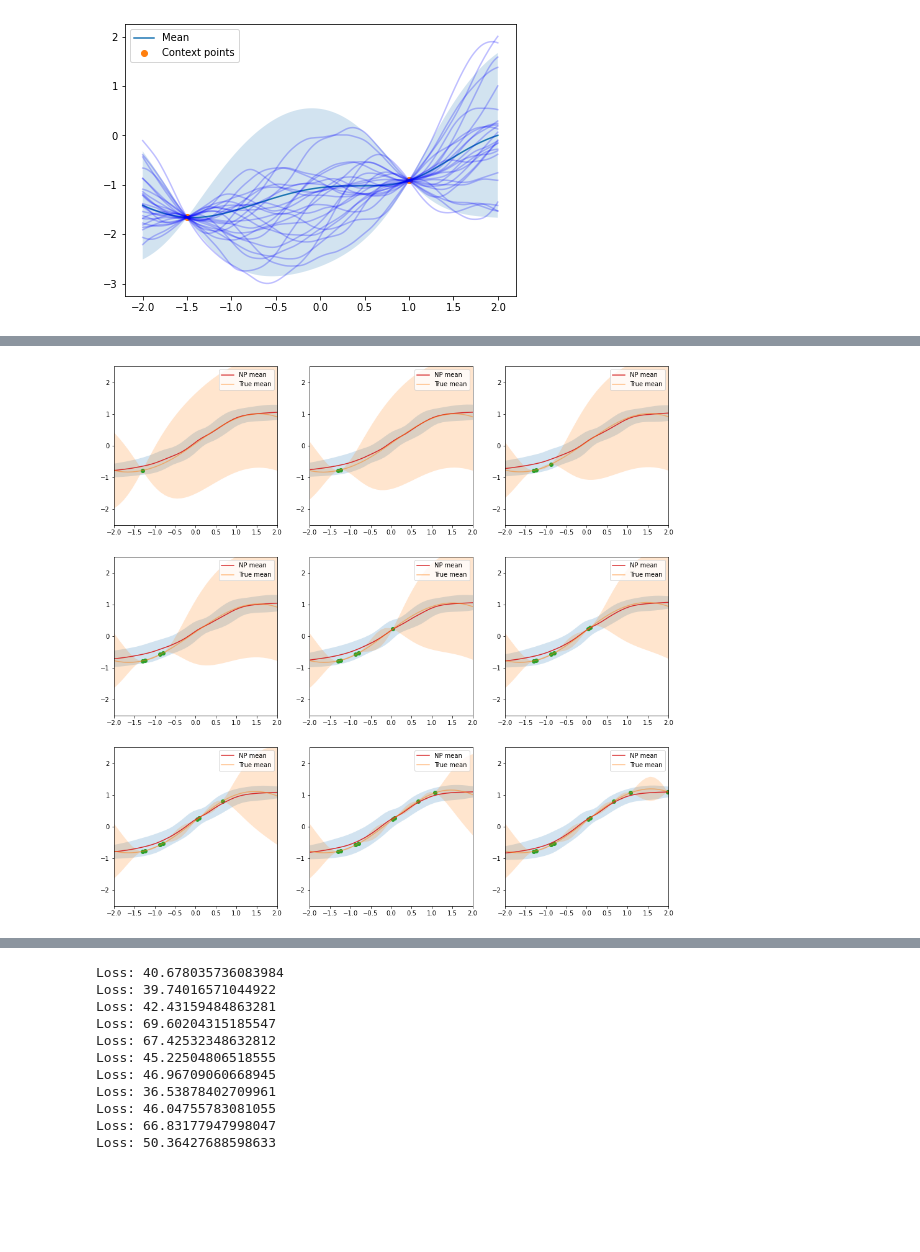
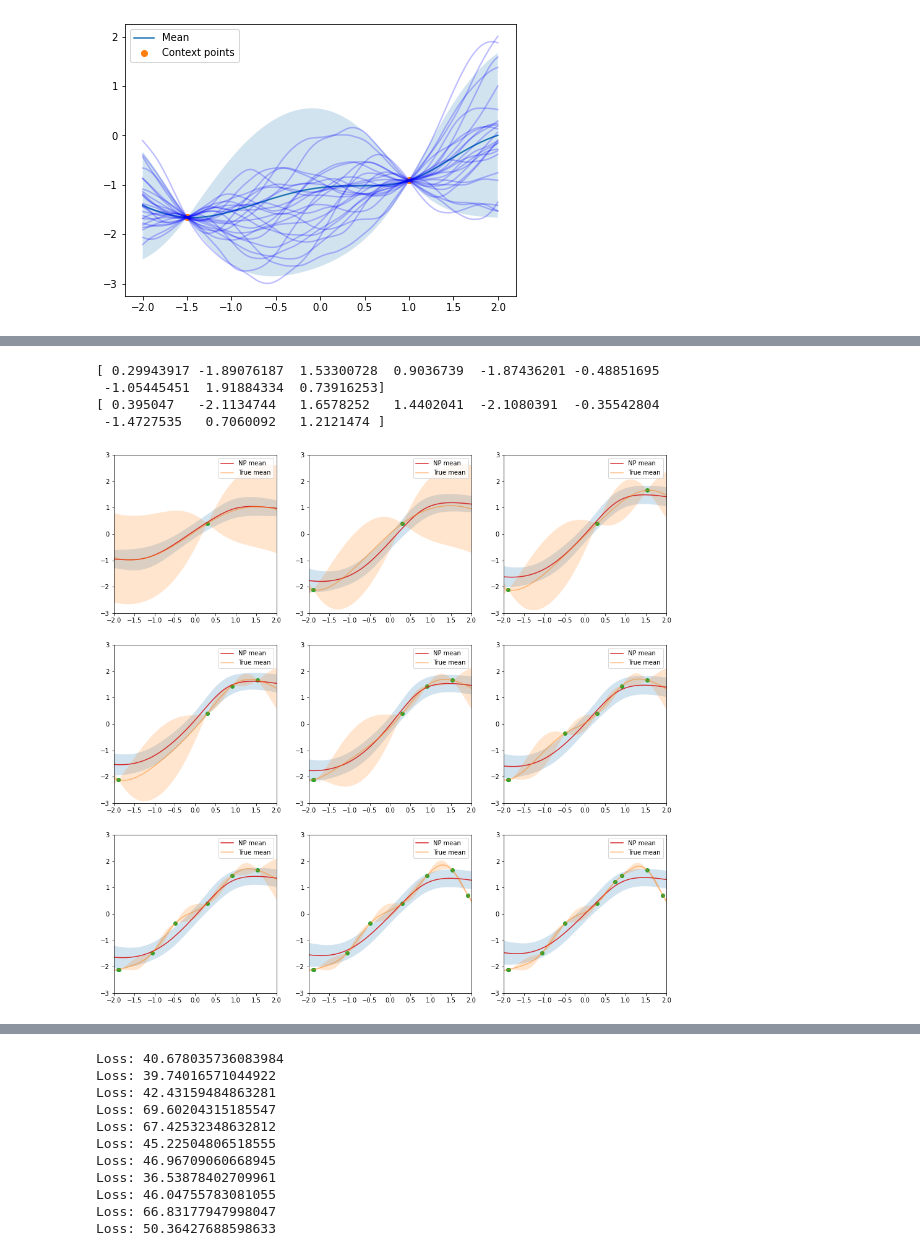
Before and after one commit to andrew-cr/statml_neuralprocesses, a Jupyter notebook: neural-processes-1/CDT_project.ipynb, the cells around one changed output, grey strips where cells are left out. Saved outputs shown, nothing was run; the diff lists cells and outputs as text; code cells hidden in the pictures; blank space fills up the shorter version.

```diff
--- a/neural-processes-1/CDT_project.ipynb
+++ b/neural-processes-1/CDT_project.ipynb
@@ -323,6 +327,6 @@ Loss: 35.33443069458008
 # %%
 def plot_prediction(ax, context_xs, context_ys, func, kernel):
-    input_xs= np.linspace(-10, 10, 200)
+    input_xs= np.linspace(-2, 2, 100)
     pred_ys, z_mu, z_sigma = neurproc(
         [context_xs.reshape((-1,1)).astype(np.float32)],
         [context_ys.reshape((-1,1)).astype(np.float32)],
@@ -335,35 +339,43 @@ def plot_prediction(ax, context_xs, context_ys, func, kernel):
     std = np.sqrt(update_k(input_xs.reshape(-1,1), context_xs.reshape(-1,1), kernel))
     func_2 = lambda x: update_mean(input_xs.reshape(-1, 1), context_xs.reshape(-1, 1), context_ys.reshape(-1, 1), func, kernel)
 
     #for i in range(pred_ys.shape[0]):
     #    ax.plot(input_xs, pred_ys[i], c=ccycle[3], alpha=0.1)
         #ax.plot(input_xs, draw_gp_post(input_xs.reshape(-1, 1), context_xs.reshape(-1, 1), func_2, kernel), "b", alpha = 0.1)
 
     M = np.mean(pred_ys, axis = 0)
     S = np.std(pred_ys, axis = 0)
 
     ax.plot(input_xs, M, c=ccycle[3], label = "NP mean")
     ax.fill_between(input_xs.reshape(-1), M - 1.96*S, M + 1.96*S, "r", label = "_nolegend_", alpha = 0.2)
 
     ax.plot(input_xs, mean, c=ccycle[1], alpha=.5, label = "True mean")
     ax.fill_between(input_xs.reshape(-1), mean - 1.96*std, mean + 1.96*std, "r", label = "_nolegend_", alpha = 0.2)
     ax.scatter(context_xs, context_ys, c=ccycle[2])
     ax.set_xlim((-2, 2))
-    ax.set_ylim((-2.5, 2.5))
+    ax.set_ylim((-3, 3))
     ax.vlines(-3, -1.5, 1.5, alpha=.2)
     ax.vlines(3, -1.5, 1.5, alpha=.2)
     ax.legend()
 
+func = lambda x: np.sin(x).reshape(-1)
+
 max_n_context = 9
 fig, axes = plt.subplots(3, 3, figsize=(16,16))
-all_context_xs = np.sort(np.random.uniform(-2, 2, max_n_context))
-all_context_ys = draw_gp_path(all_context_xs, func, kernel).reshape(-1).astype(np.float32)
-
+all_context_xs = np.random.uniform(-2, 2, max_n_context)
+#all_context_xs = np.array([-1.9, -1.2, -.3, .7, 1.5])
+print(all_context_xs)
+all_context_ys = draw_gp_path(all_context_xs.reshape(-1, 1), func, kernel).reshape(-1).astype(np.float32)
+print(all_context_ys)
 for i in range(9):
     n_context = i + 1
     context_xs = all_context_xs[:n_context]
     context_ys = all_context_ys[:n_context]
     ax = axes[i // 3, i % 3]
     plot_prediction(ax, context_xs, context_ys, func, kernel)
 # %% [output]
+[ 0.29943917 -1.89076187  1.53300728  0.9036739  -1.87436201 -0.48851695
+ -1.05445451  1.91884334  0.73916253]
+[ 0.395047   -2.1134744   1.6578252   1.4402041  -2.1080391  -0.35542804
+ -1.4727535   0.7060092   1.2121474 ]
-[figure, old version]
+[figure, new version]
```
Also changed, not shown: parts of 24 cells of this notebook, 12 other files.
